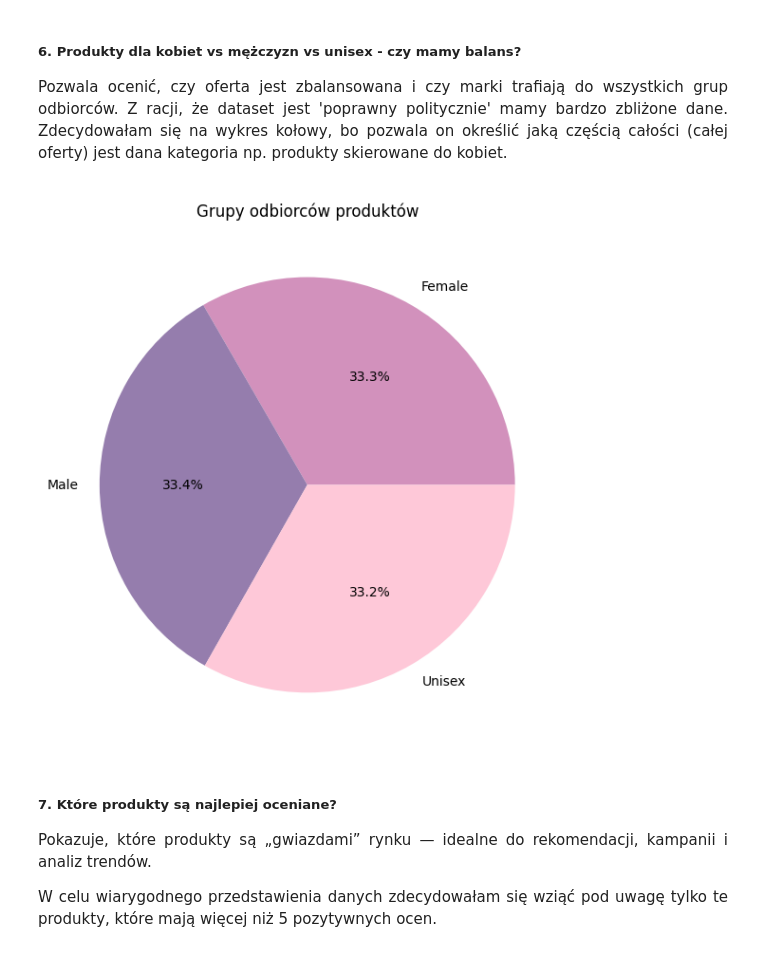
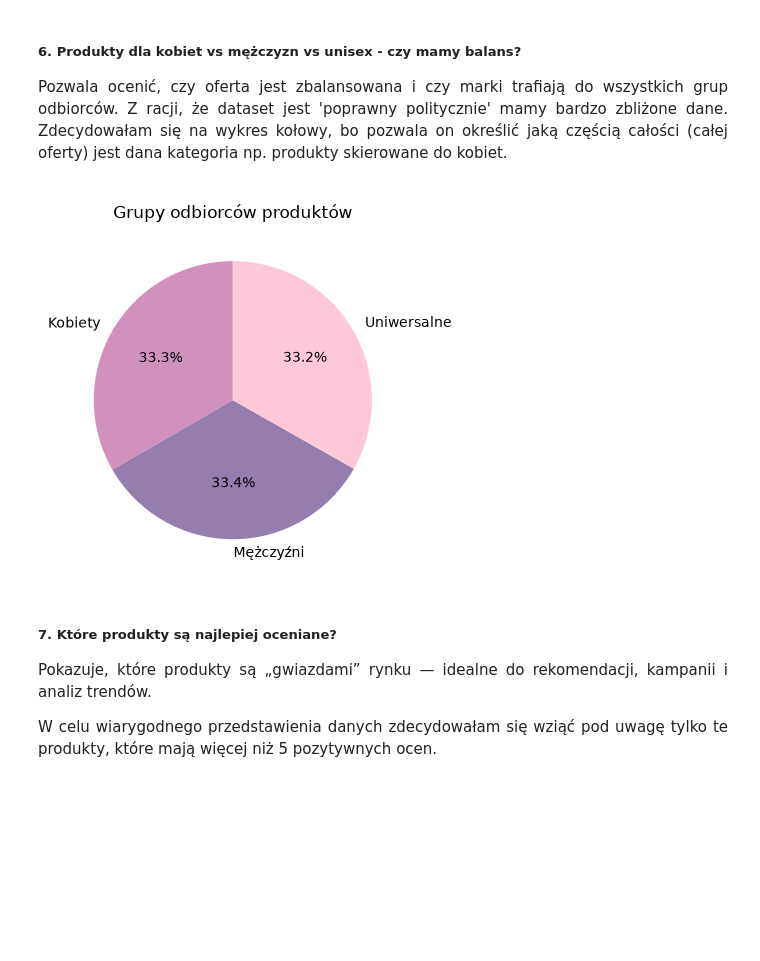
Before and after one commit to kamila-dudzinska/Top_Beauty, a Jupyter notebook: Analiza.ipynb, the cells around one changed output. Cells and saved outputs as stored; diff of their text form; code cells hidden in the pictures; blank space fills up the shorter version.

```diff
--- a/Analiza.ipynb
+++ b/Analiza.ipynb
@@ -269,22 +274,31 @@ Pozwala ocenić, czy oferta jest zbalansowana i czy marki trafiają do wszystkic
 
 </div>
 # %%
-plt.figure(figsize=(8,6))
+# podmiana nazw w kolumnie
+df['Gender_Target'] = df['Gender_Target'].replace({
+    'Female': 'Kobiety',
+    'Male': 'Mężczyźni',
+    'Unisex':'Uniwersalne'
+})
 
 sns.set_palette(sns.color_palette(colors))
 
-gender_target = df.groupby('Gender_Target')['Gender_Target'].count().plot(kind='pie',
-                                                figsize=(10,6),
-                                                subplots=True,
-                                                autopct='%1.1f%%',
-                                                #cmap='PuRd'
-                                                )
+plt.figure(figsize=(6, 4))
+
+gender_target = (
+    df.groupby('Gender_Target')['Gender_Target']
+      .count()
+      .plot(kind='pie',
+            figsize=(6, 4),
+            autopct='%1.1f%%',
+            startangle=90)
+)
 
 plt.title('Grupy odbiorców produktów')
 plt.tight_layout()
 plt.show()
 # %% [output]
-[figure, old version]
+[figure, new version]
 # %% [markdown]
 ##### 7. Które produkty są najlepiej oceniane?
 
```
Also changed, not shown: parts of 12 cells of this notebook, 1 other file.
